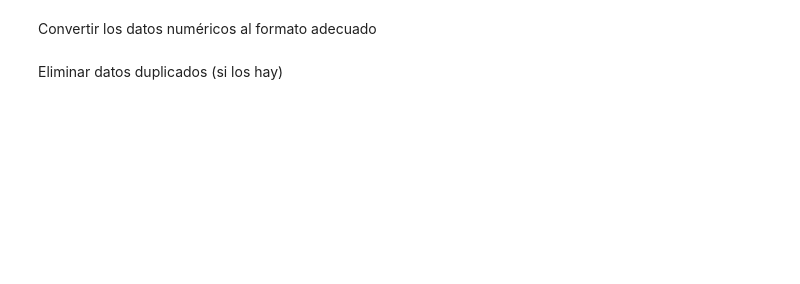
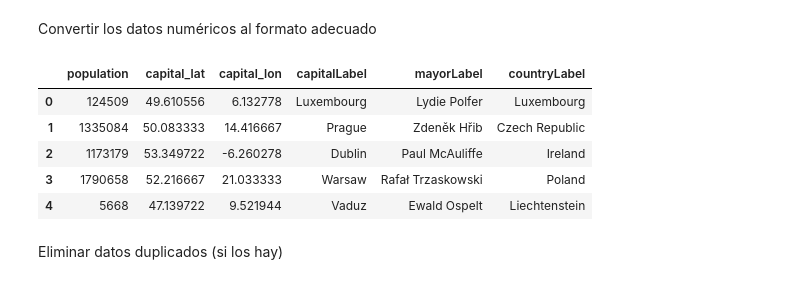
Before and after one commit to pfreezv/UOC, a Jupyter notebook: Tipología y fuentes de datos/pec 4/entrega/TyFdDd_PEC4_alan_coila_bustinza.ipynb, the cells around one changed output. Saved outputs shown, nothing was run; the diff lists cells and outputs as text; code cells hidden in the pictures; blank space fills up the shorter version.

```diff
--- a/Tipología y fuentes de datos/pec 4/entrega/TyFdDd_PEC4_alan_coila_bustinza.ipynb
+++ b/Tipología y fuentes de datos/pec 4/entrega/TyFdDd_PEC4_alan_coila_bustinza.ipynb
@@ -740,9 +854,16 @@ capital_df.head(5)
 Convertir los datos numéricos al formato adecuado
 # %%
 # TODO
-
+capital_df=capital_df.apply(pd.to_numeric, errors='ignore')
 
 capital_df.head(5)
+# %% [output]
+|  | population | capital_lat | capital_lon | capitalLabel | mayorLabel | countryLabel |
+| 0 | 124509 | 49.610556 | 6.132778 | Luxembourg | Lydie Polfer | Luxembourg |
+| 1 | 1335084 | 50.083333 | 14.416667 | Prague | Zdeněk Hřib | Czech Republic |
+| 2 | 1173179 | 53.349722 | -6.260278 | Dublin | Paul McAuliffe | Ireland |
+| 3 | 1790658 | 52.216667 | 21.033333 | Warsaw | Rafał Trzaskowski | Poland |
+| 4 | 5668 | 47.139722 | 9.521944 | Vaduz | Ewald Ospelt | Liechtenstein |
 # %% [markdown]
 Eliminar datos duplicados (si los hay)
 # %%
```
Also changed, not shown: parts of 14 cells of this notebook.
